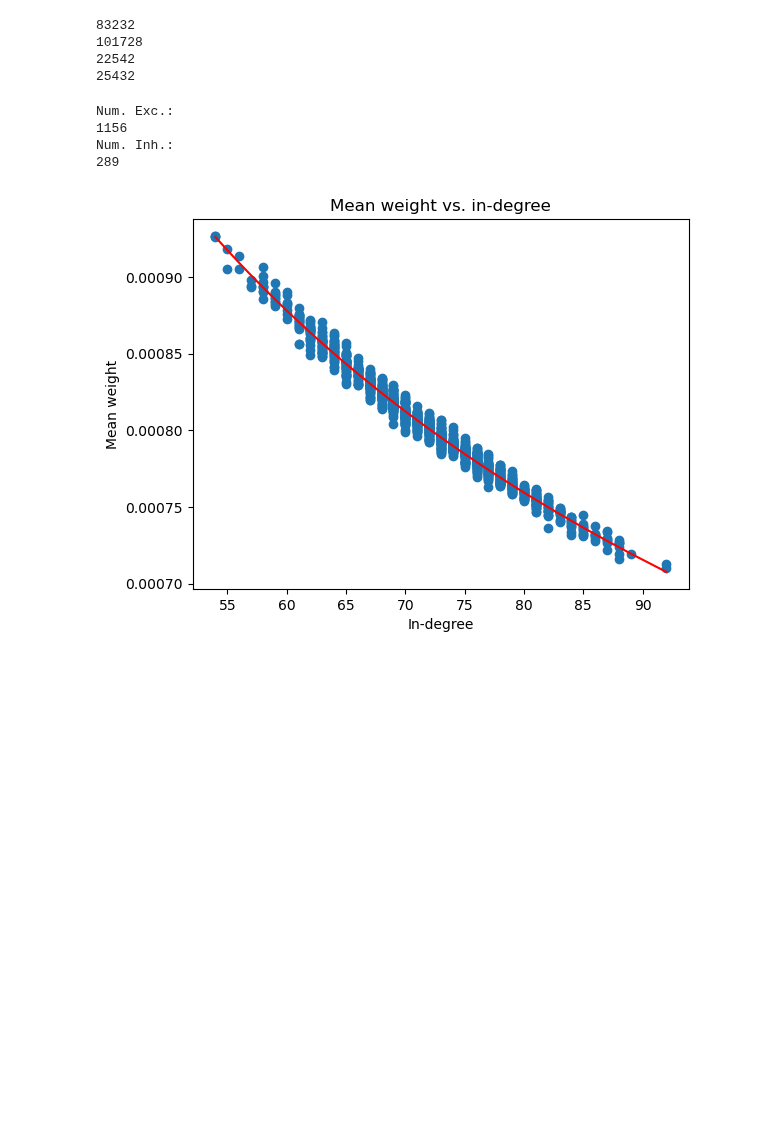
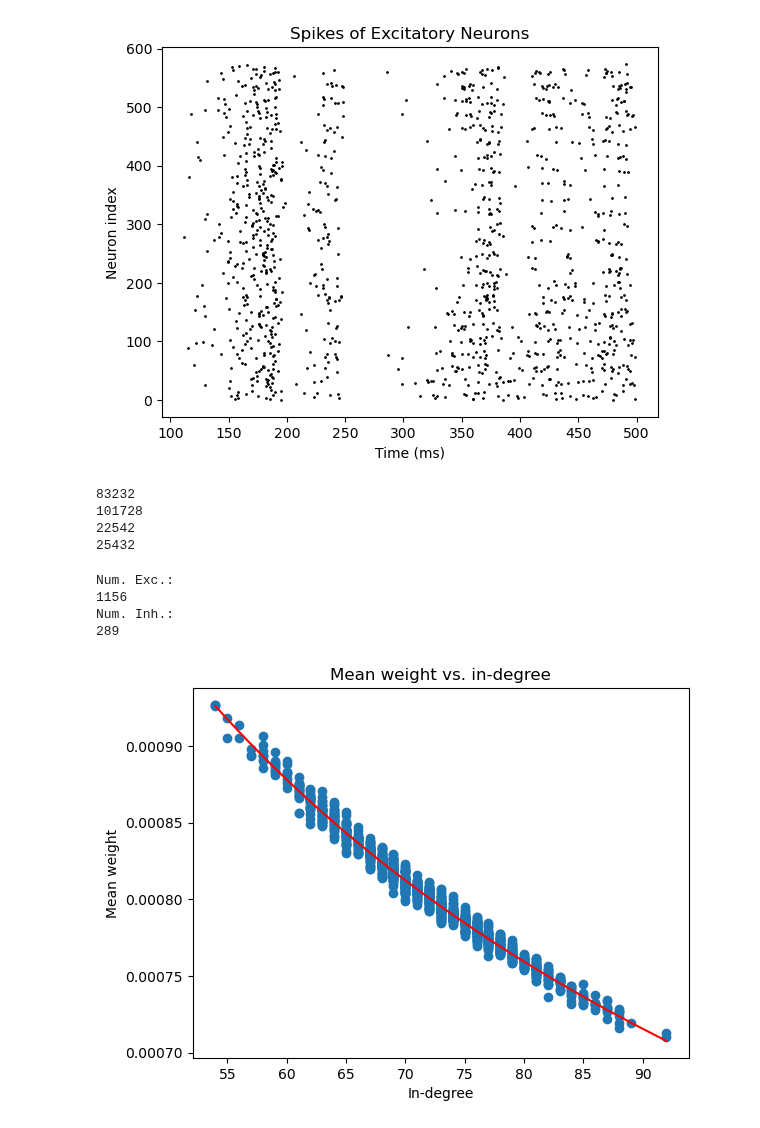
Before and after one commit to brendanjohnharris/WRCircuit.jl, a Jupyter notebook: scripts/plots/dynamics/dewdrop_dynamics.ipynb, the cells around one changed output. Saved outputs shown, nothing was run; the diff lists cells and outputs as text; code cells hidden in the pictures; blank space fills up the shorter version.

```diff
--- a/scripts/plots/dynamics/dewdrop_dynamics.ipynb
+++ b/scripts/plots/dynamics/dewdrop_dynamics.ipynb
@@ -63,7 +63,7 @@ from functools import partial
 @jax.jit
 def jittest(nu, J_e, delta, seed):
     FNSnet = Dewdrop(
-            rho = rho,
+            rho = 1000,
             dx=dx,
             J_e = J_e,
             nu = nu,
@@ -89,3 +86,13 @@ out = jittest(300, 0.0001, 3.9, 49)
+# %%
+out = jittest(15, 0.0008, 3.9, 49)
+out
+
+# * Plot a raster plot of out (find spike times and plot
+
+bp.visualize.raster_plot(np.arange(out.shape[0]), out,
+                           title="Spikes of Excitatory Neurons")
+# %% [output]
+[figure, added]
 # %%
 from src.models.Dewdrop import Dewdrop
 
```
Also changed, not shown: parts of 1 cell of this notebook.
